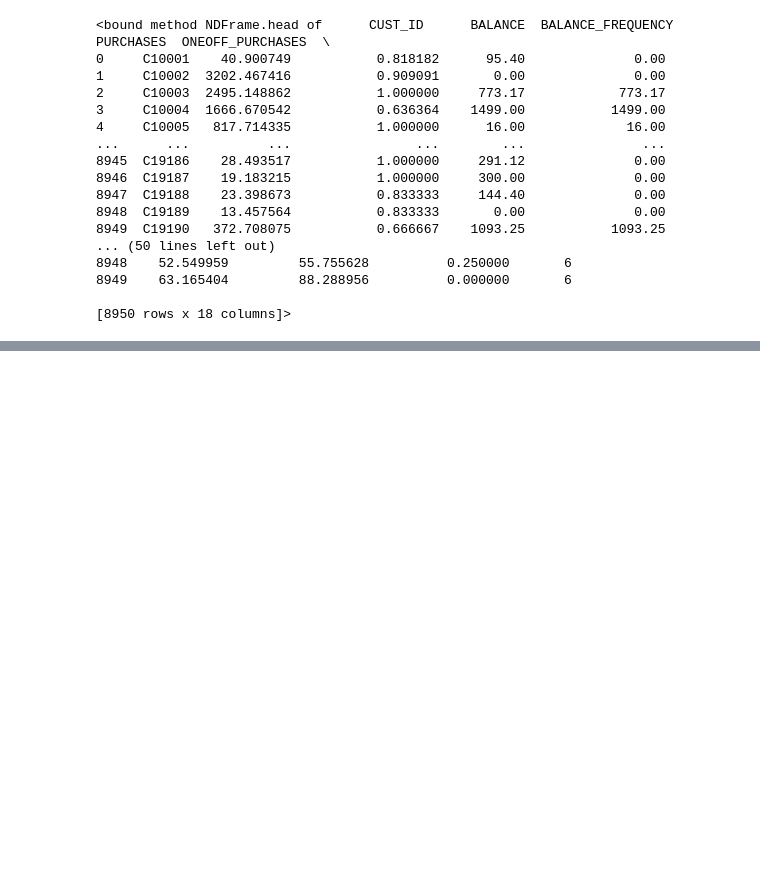
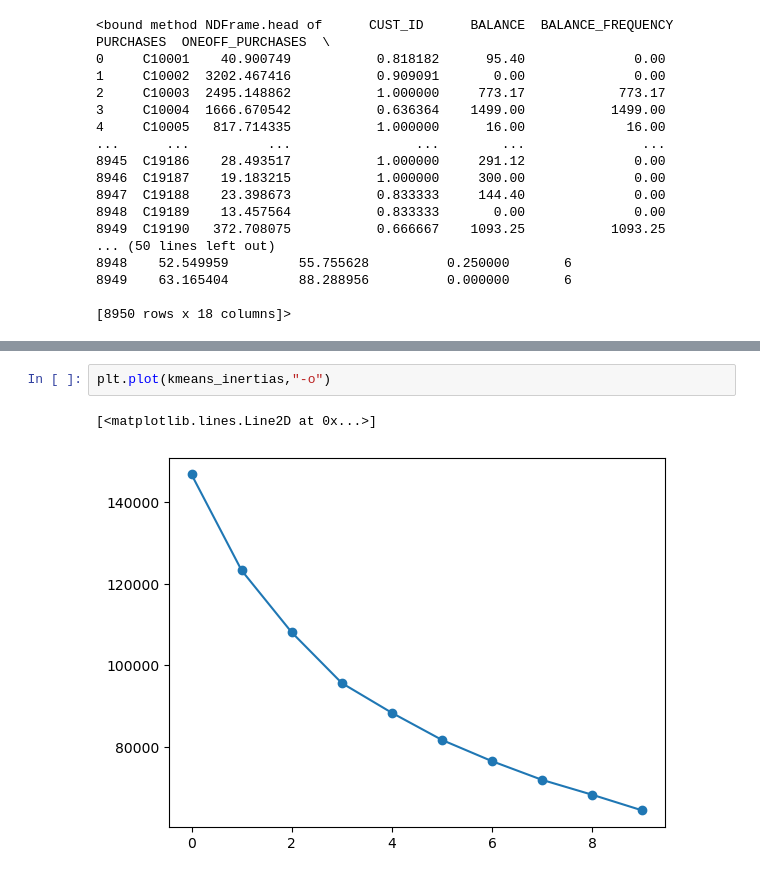
Before and after one commit to AliMukhtar081/python-learning, a Jupyter notebook: lab/clustering/clustering.ipynb, the cells around one changed output, grey strips where cells are left out. Cells and saved outputs as stored; diff of their text form; blank space fills up the shorter version.

```diff
--- a/lab/clustering/clustering.ipynb
+++ b/lab/clustering/clustering.ipynb
@@ -73,0 +74,5 @@ plt.show()
+# %%
+plt.plot(kmeans_inertias,"-o")
+# %% [output]
+[<matplotlib.lines.Line2D at 0x...>]
+[figure, added]
```
Also changed, not shown: parts of 3 cells of this notebook, 1 other file.
